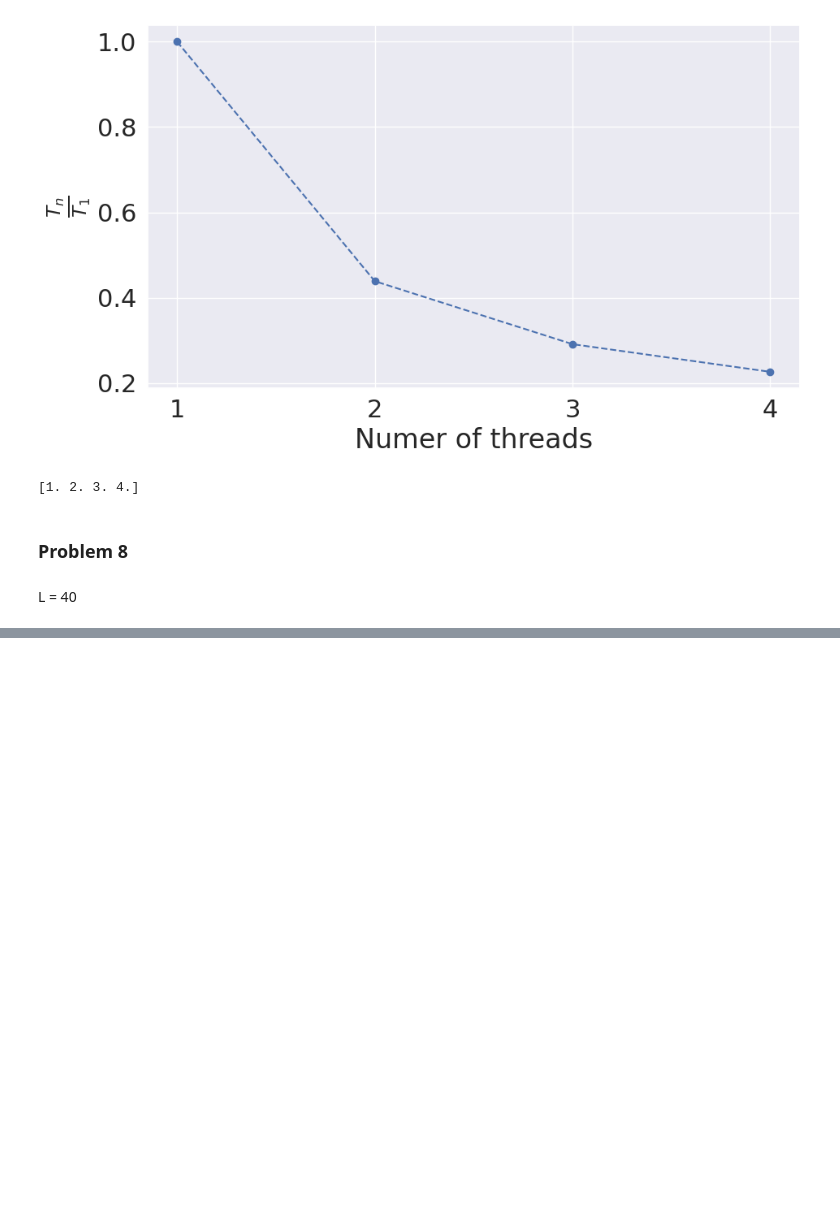
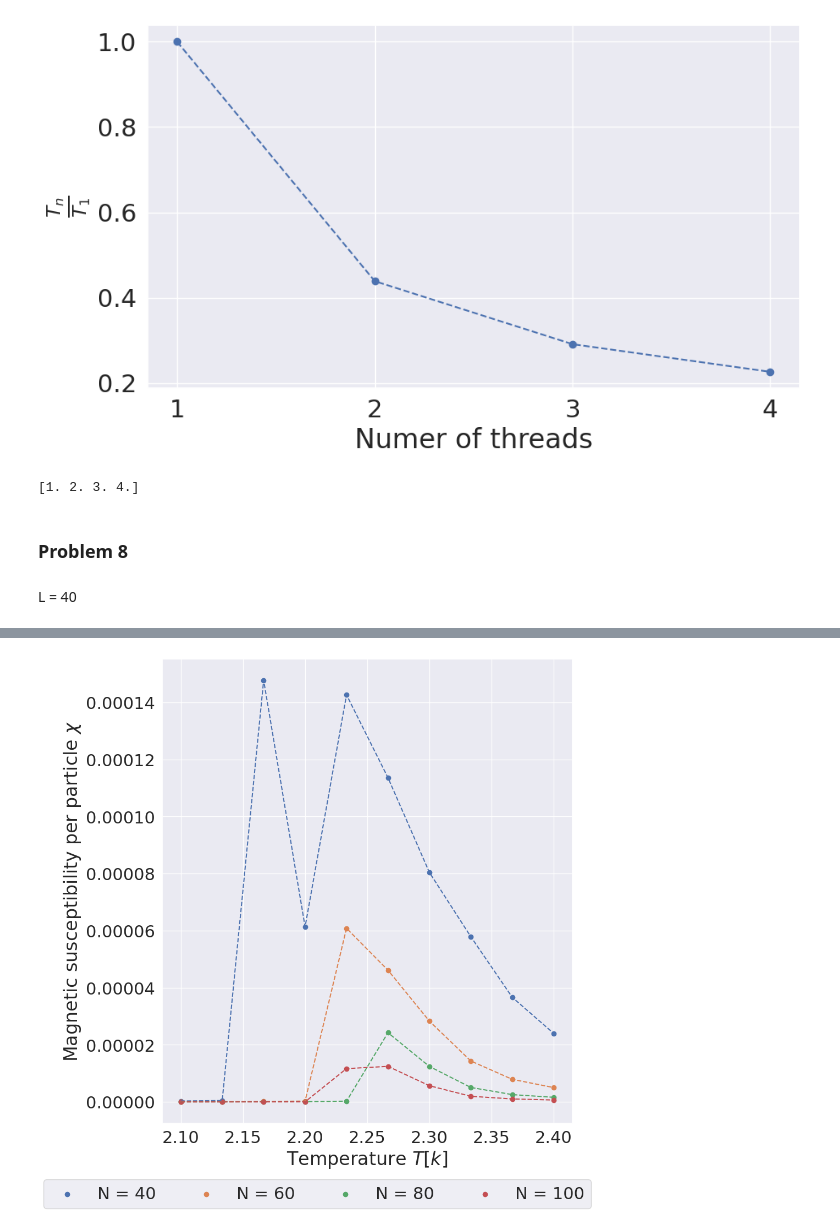
Before and after one commit to augude/fys3150, a Jupyter notebook: Project4/plotting.ipynb, the cells around one changed output, grey strips where cells are left out. Saved outputs shown, nothing was run; the diff lists cells and outputs as text; code cells hidden in the pictures; blank space fills up the shorter version.

```diff
--- a/Project4/plotting.ipynb
+++ b/Project4/plotting.ipynb
@@ -311,0 +399,22 @@ FileNotFoundError: [Errno 2] No such file or directory: 'L=80_0.csv'
+# %%
+fig, axs = plt.subplots(1, 1, figsize = (10, 10))
+axs.plot(temp, chi40, linestyle = '--')
+axs.scatter(temp, chi40, label = f'N = 40')
+
+axs.plot(temp, chi60, linestyle = '--')
+axs.scatter(temp, chi60, label = f'N = 60')
+
+axs.plot(temp, chi80, linestyle = '--')
+axs.scatter(temp, chi80, label = f'N = 80')
+
+axs.plot(temp, chi100, linestyle = '--')
+axs.scatter(temp, chi100, label = f'N = 100')
+
+axs.set_ylabel(r'Magnetic susceptibility per particle $\chi$')
+axs.set_xlabel(r'Temperature $T [k]$')
+lgd = fig.legend(loc = 'lower center', ncol = 5, fancybox = True,
+            bbox_to_anchor = (0.5, -0.05))
+fig.tight_layout()
+plt.show()
+# %% [output]
+[figure, added]
```
Also changed, not shown: parts of 12 cells of this notebook.
